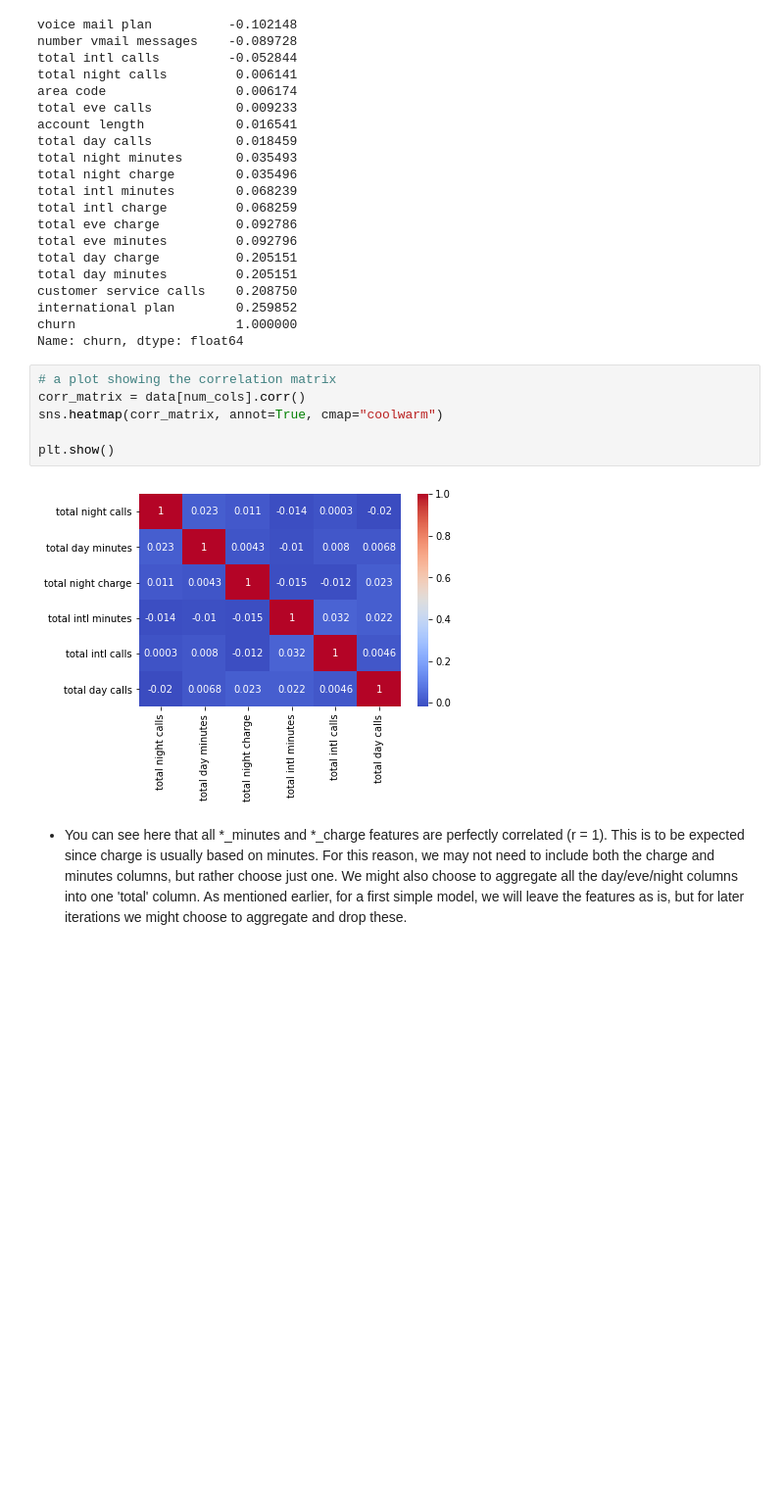
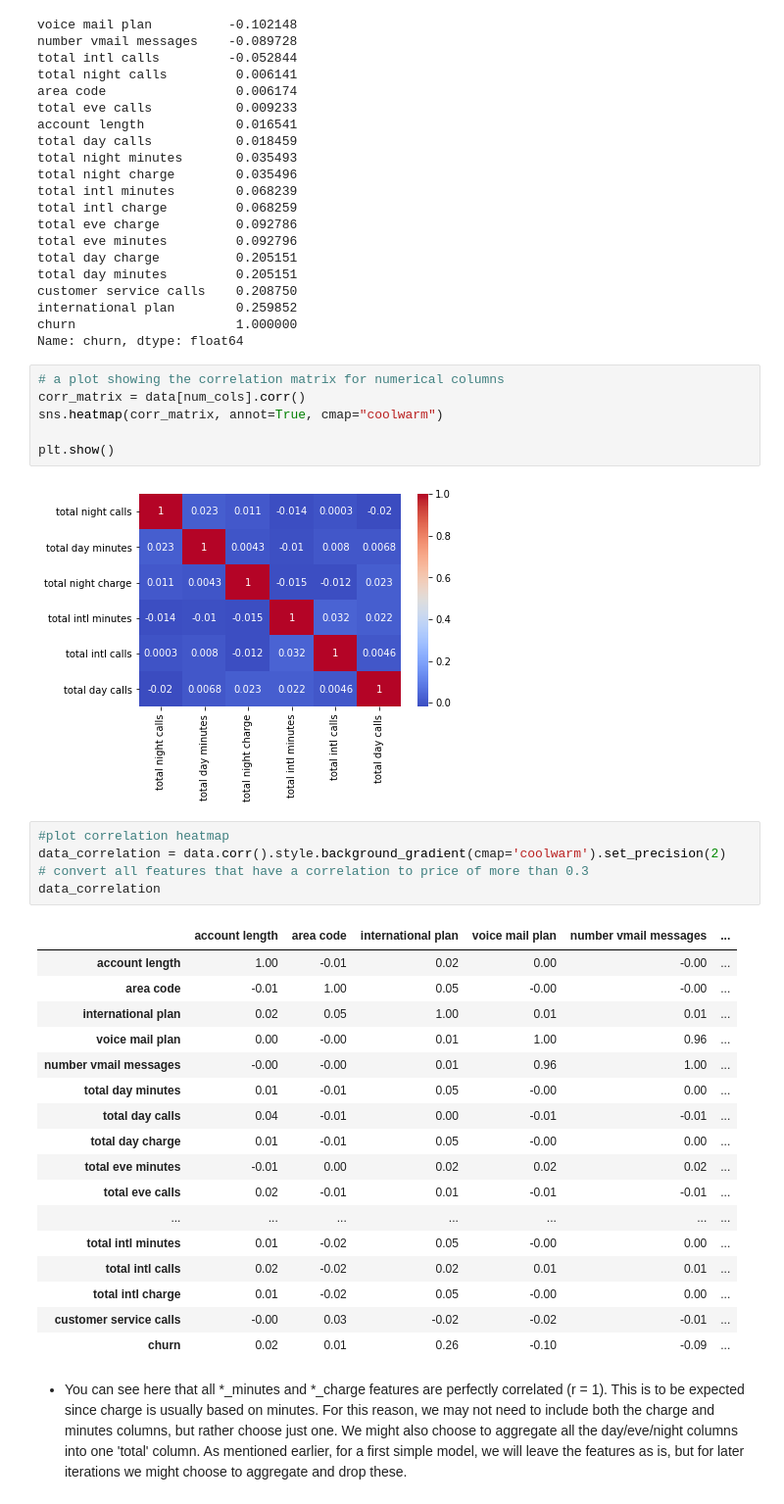
Before and after one commit to Grace-01-cell/phase3_project, a Jupyter notebook: student.ipynb, the cells around one changed output. Shown at 98% size. Drawn from its saved outputs; the diff is of its cells as text; blank space fills up the shorter version.

```diff
--- a/student.ipynb
+++ b/student.ipynb
@@ -292,13 +311,36 @@ international plan        0.259852
 churn                     1.000000
 Name: churn, dtype: float64
 # %%
-# a plot showing the correlation matrix
+# a plot showing the correlation matrix for numerical columns
 corr_matrix = data[num_cols].corr()
 sns.heatmap(corr_matrix, annot=True, cmap="coolwarm")
 
 plt.show()
 # %% [output]
 [figure]
+# %%
+#plot correlation heatmap
+data_correlation = data.corr().style.background_gradient(cmap='coolwarm').set_precision(2)
+# convert all features that have a correlation to price of more than 0.3
+data_correlation
+# %% [output]
+|  | account length | area code | international plan | voice mail plan | number vmail messages | ... |
+| account length | 1.00 | -0.01 | 0.02 | 0.00 | -0.00 | ... |
+| area code | -0.01 | 1.00 | 0.05 | -0.00 | -0.00 | ... |
+| international plan | 0.02 | 0.05 | 1.00 | 0.01 | 0.01 | ... |
+| voice mail plan | 0.00 | -0.00 | 0.01 | 1.00 | 0.96 | ... |
+| number vmail messages | -0.00 | -0.00 | 0.01 | 0.96 | 1.00 | ... |
+| total day minutes | 0.01 | -0.01 | 0.05 | -0.00 | 0.00 | ... |
+| total day calls | 0.04 | -0.01 | 0.00 | -0.01 | -0.01 | ... |
+| total day charge | 0.01 | -0.01 | 0.05 | -0.00 | 0.00 | ... |
+| total eve minutes | -0.01 | 0.00 | 0.02 | 0.02 | 0.02 | ... |
+| total eve calls | 0.02 | -0.01 | 0.01 | -0.01 | -0.01 | ... |
+| ... | ... | ... | ... | ... | ... | ... |
+| total intl minutes | 0.01 | -0.02 | 0.05 | -0.00 | 0.00 | ... |
+| total intl calls | 0.02 | -0.02 | 0.02 | 0.01 | 0.01 | ... |
+| total intl charge | 0.01 | -0.02 | 0.05 | -0.00 | 0.00 | ... |
+| customer service calls | -0.00 | 0.03 | -0.02 | -0.02 | -0.01 | ... |
+| churn | 0.02 | 0.01 | 0.26 | -0.10 | -0.09 | ... |
 # %% [markdown]
 * You can see here that all *_minutes and *_charge features are perfectly correlated (r = 1). This is to be expected since charge is usually based on minutes. For this reason, we may not need to include both the charge and minutes columns, but rather choose just one. We might also choose to aggregate all the day/eve/night columns into one 'total' column. As mentioned earlier, for a first simple model, we will leave the features as is, but for later iterations we might choose to aggregate and drop these.
 # %%
```
Also changed, not shown: parts of 33 cells of this notebook, 1 other file.
